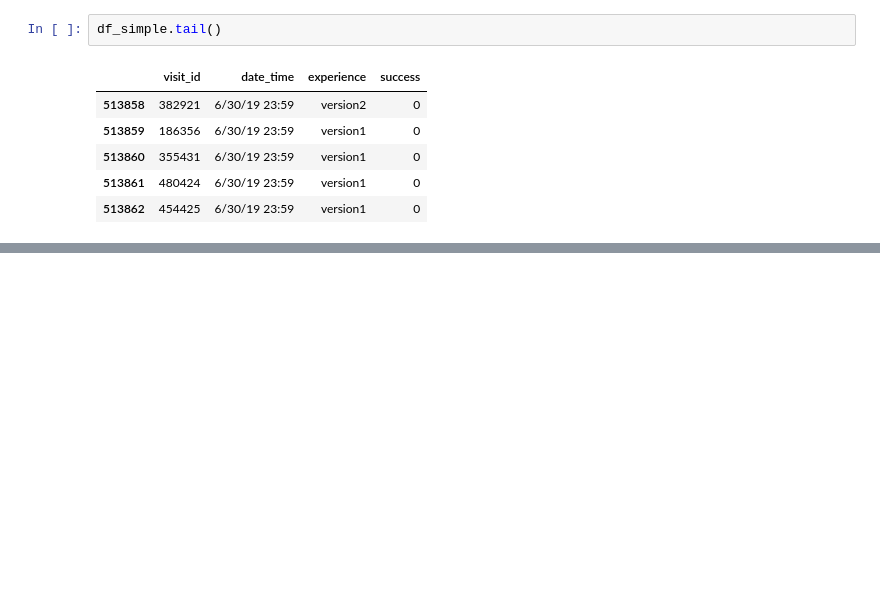
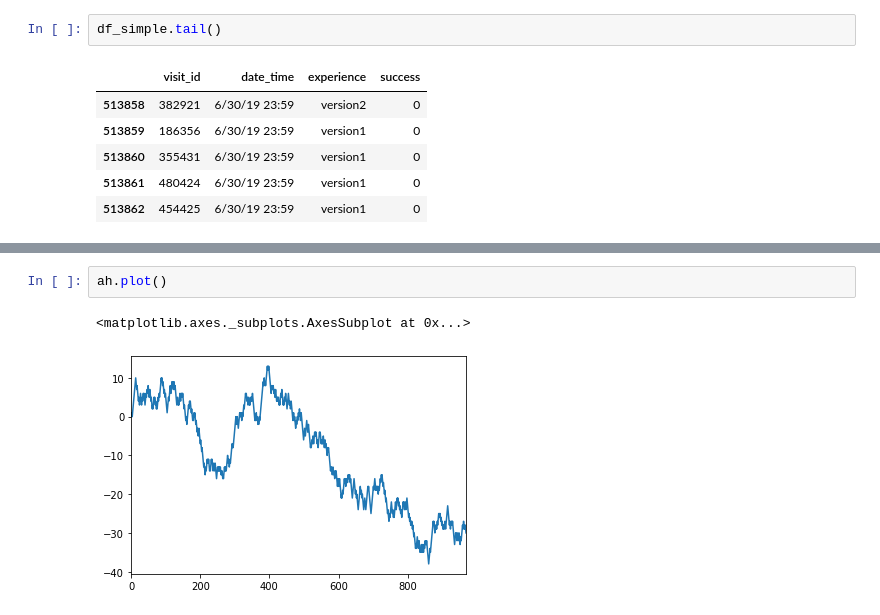
Before and after one commit to luwang-gt/MAB, a Jupyter notebook: case_study.ipynb, the cells around one changed output, grey strips where cells are left out. Saved outputs shown, nothing was run; the diff lists cells and outputs as text; blank space fills up the shorter version.

```diff
--- a/case_study.ipynb
+++ b/case_study.ipynb
@@ -184,0 +215,5 @@ arm2.head()
+# %%
+ah.plot()
+# %% [output]
+<matplotlib.axes._subplots.AxesSubplot at 0x...>
+[figure, added]
```
Also changed, not shown: parts of 20 cells of this notebook, 3 other files.
